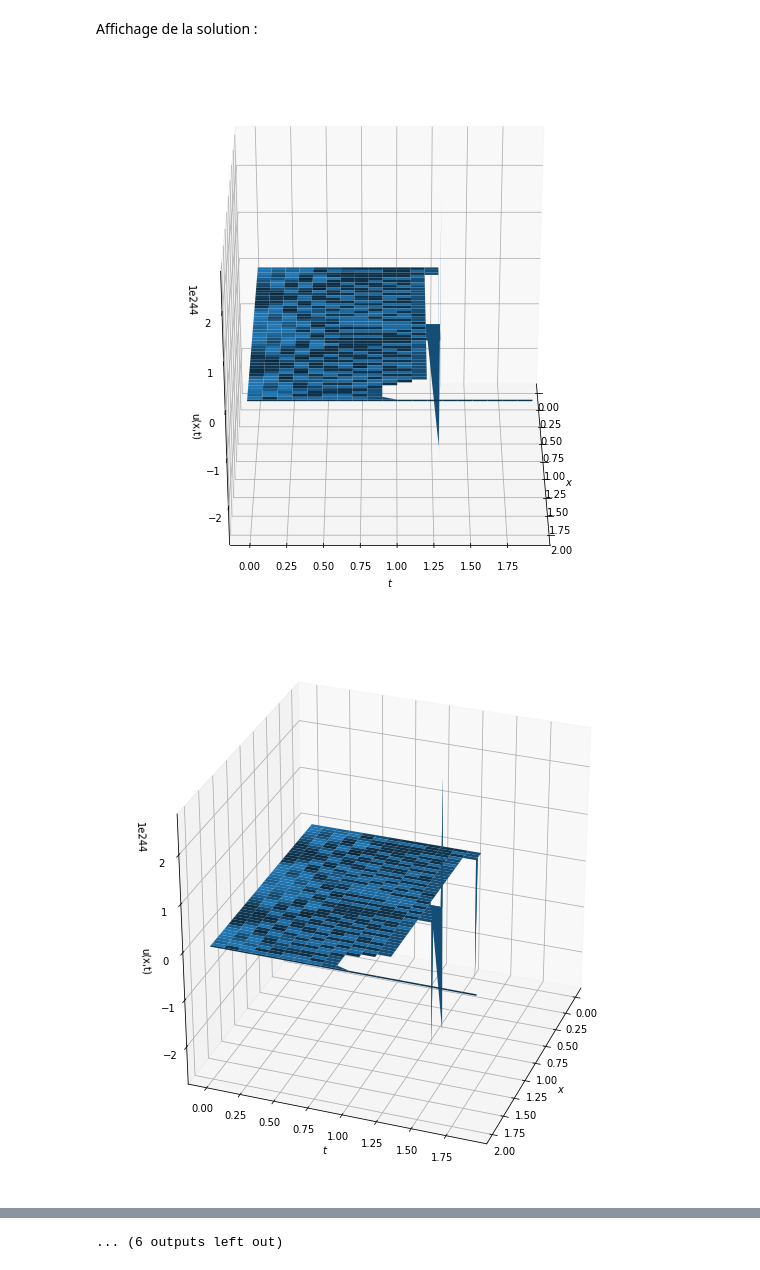
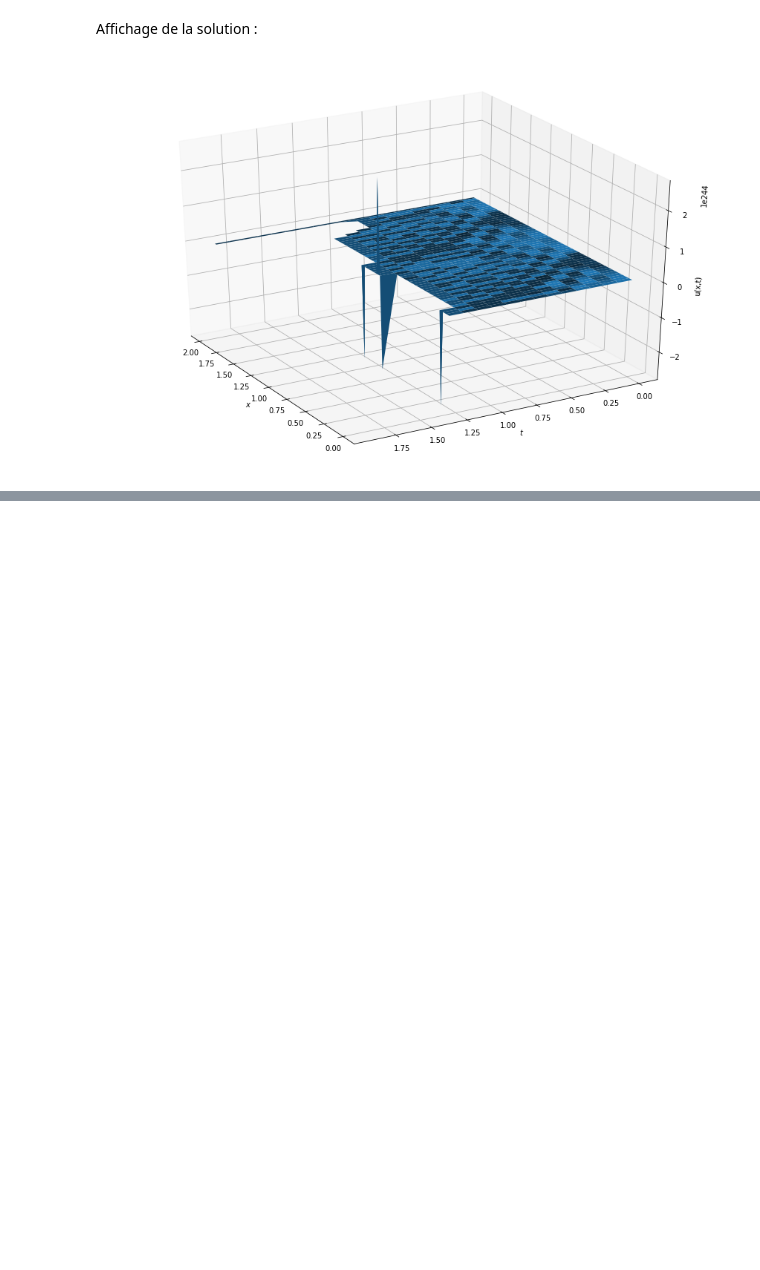
Before and after one commit to SophieWillemot/Equation-de-Burgers, a Jupyter notebook: Projet_pratique.ipynb, the cells around one changed output, grey strips where cells are left out. Cells and saved outputs as stored; diff of their text form; code cells hidden in the pictures; blank space fills up the shorter version.

```diff
--- a/Projet_pratique.ipynb
+++ b/Projet_pratique.ipynb
@@ -226,18 +230,18 @@ dt = 10**-4
 tf = [0.1,0.5]
 nu = 10**-4
 
-U_f=[]
+U_f2=[]
 for i in tf :
     X,U = implicite(n,dt,i,nu)
-    U_f.append(U)
+    U_f2.append(U)
 # %% [markdown]
 Affichage :
 # %%
 plt.figure(figsize = (12,8))
 
-for j, i in enumerate(U_f) :
-    plt.plot(X, i, label = "Temps final = "+str(tf[j]))
+for i, u in enumerate(U_f2) :
+    plt.plot(X, u, label = "Temps final = "+str(tf[i]))
 
-plt.legend();
+plt.legend(); plt.title("Solutions obtenues", size = 12);
 plt.grid();
 # %% [output]
@@ -252,18 +256,18 @@ dt = 10**-4
 tf = 0.3
 nu = [0.001,0.1,0.01,0.05,0.08,0.03,0.02,0.04,0.06,0.07,0.09]
 
-U_f=[]
+U_f3=[]
 for i in nu :
     X,U = implicite(n,dt,tf,i)
-    U_f.append(U)
+    U_f3.append(U)
 # %% [markdown]
 Affichage :
 # %%
 plt.figure(figsize = (12,8))
 
-for j, i in enumerate(U_f) :
-    plt.plot(X, i, label = "ν = "+str(nu[j]))
+for i, u in enumerate(U_f3) :
+    plt.plot(X, u, label = str(nu[i]))
 
-plt.legend();
+plt.legend(title='Valeurs de ν :'); plt.title("Solutions obtenues", size = 12);
 plt.grid();
 # %% [output]
@@ -364,20 +369,18 @@ Affichage de la solution :
 # %%
 T = np.arange(0, t_end, dt)
 
 # Préparation données
 abscisses, ordonnées = np.meshgrid(x, T)
 
 fig = plt.figure(figsize = (15,10))
 ax = fig.gca(projection='3d')
 
 # Angle
-ax.view_init(30, 120)
+ax.view_init(30, 150)
 
 ax.plot_surface(abscisses, ordonnées, U)
 
-# Nom des axes
 ax.set_xlabel('$x$'); ax.set_ylabel('$t$'); ax.set_zlabel('u(x,t)');
 fig.show()
 # %% [output]
-[figure, old version]
+[figure, new version]
-[figure, removed]
@@ -394 +386,0 @@ fig.show()
-... (6 outputs left out)
```
Also changed, not shown: parts of 11 cells of this notebook.
